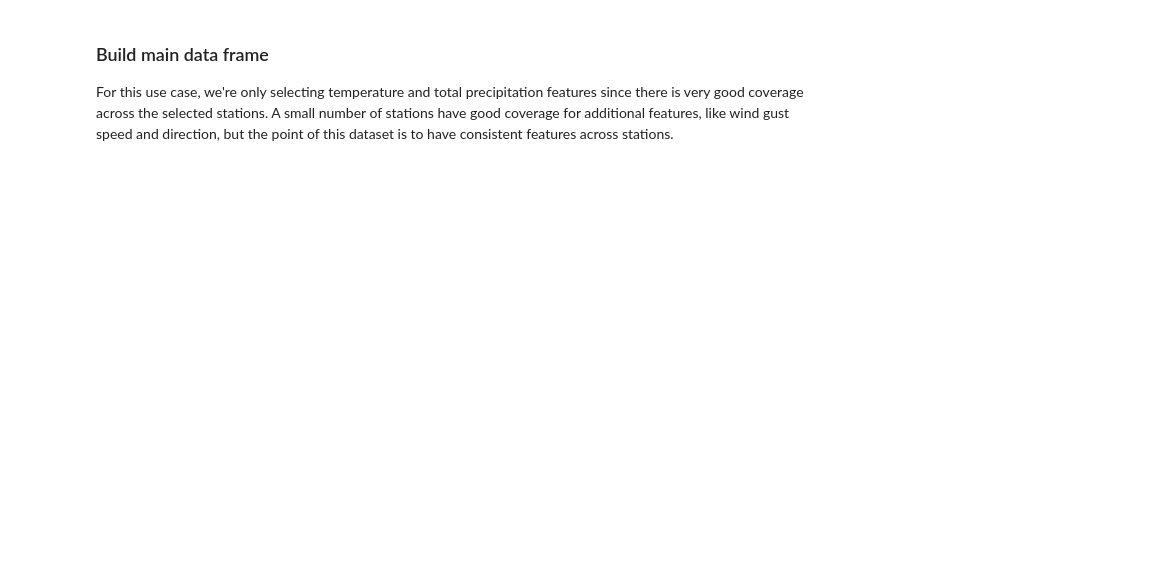
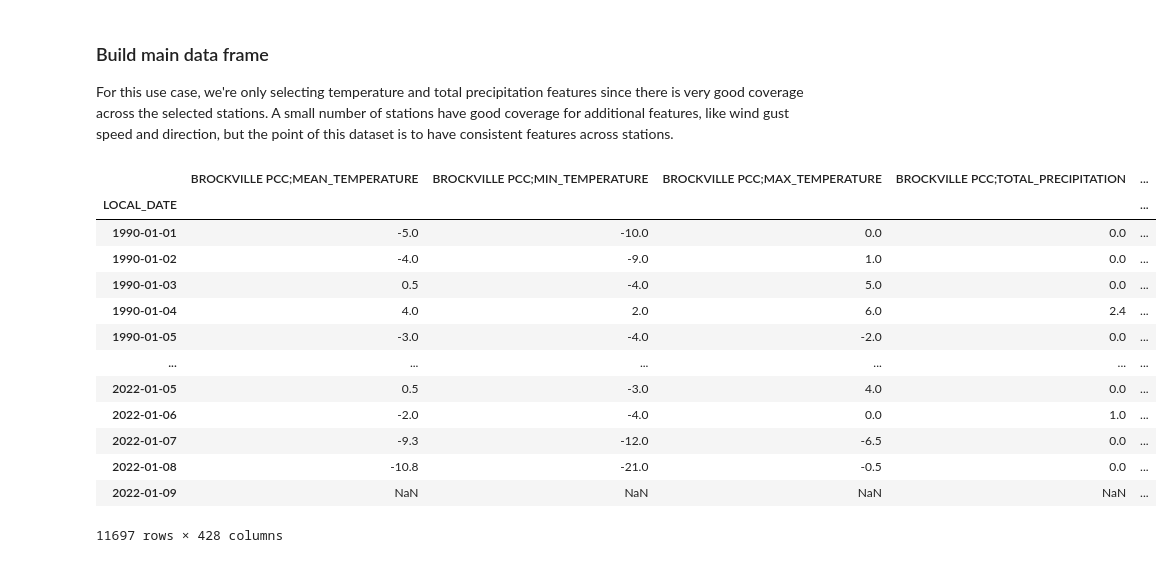
Before and after one commit to VectorInstitute/forecasting-with-dl, a Jupyter notebook: datasets/can_climate_data/load_raw_data.ipynb, the cells around one changed output. Drawn from its saved outputs; the diff is of its cells as text; code cells hidden in the pictures; blank space fills up the shorter version.

```diff
--- a/datasets/can_climate_data/load_raw_data.ipynb
+++ b/datasets/can_climate_data/load_raw_data.ipynb
@@ -113,29 +120,43 @@ For this use case, we're only selecting temperature and total precipitation feat
 # %%
 all_dfs_dict = {}
 
 for filename in qualifying_stations.FILENAME:
     try:
         df = pd.read_csv(f"{data_dir}/{filename}", index_col=5)
         df.index = pd.DatetimeIndex(df.index)
         all_dfs_dict[df['STATION_NAME'][0]] = df
     except Exception as e:
         print(f"Error processing {f}")
 
 keep_columns = [
 'MEAN_TEMPERATURE',
 'MIN_TEMPERATURE',
 'MAX_TEMPERATURE',
 'TOTAL_PRECIPITATION'
 ]
 
 station_dfs = {}
 
 for station_name, df in all_dfs_dict.items():
     station_dfs[station_name] = df[keep_columns]
 
 data_df = pd.concat(station_dfs, axis=1)
 data_df.columns = data_df.columns.to_flat_index()
 data_df.columns = [f"{col[0]};{col[1]}" for col in data_df.columns]
-data_df = data_df.loc[data_df.index >= '1990-01-01']
 data_df.to_csv('./weather_data.csv')
 data_df
+# %% [output]
+|  | BROCKVILLE PCC;MEAN_TEMPERATURE | BROCKVILLE PCC;MIN_TEMPERATURE | BROCKVILLE PCC;MAX_TEMPERATURE | BROCKVILLE PCC;TOTAL_PRECIPITATION | ... |
+| LOCAL_DATE |  |  |  |  | ... |
+| 1990-01-01 | -5.0 | -10.0 | 0.0 | 0.0 | ... |
+| 1990-01-02 | -4.0 | -9.0 | 1.0 | 0.0 | ... |
+| 1990-01-03 | 0.5 | -4.0 | 5.0 | 0.0 | ... |
+| 1990-01-04 | 4.0 | 2.0 | 6.0 | 2.4 | ... |
+| 1990-01-05 | -3.0 | -4.0 | -2.0 | 0.0 | ... |
+| ... | ... | ... | ... | ... | ... |
+| 2022-01-05 | 0.5 | -3.0 | 4.0 | 0.0 | ... |
+| 2022-01-06 | -2.0 | -4.0 | 0.0 | 1.0 | ... |
+| 2022-01-07 | -9.3 | -12.0 | -6.5 | 0.0 | ... |
+| 2022-01-08 | -10.8 | -21.0 | -0.5 | 0.0 | ... |
+| 2022-01-09 | NaN | NaN | NaN | NaN | ... |
+11697 rows × 428 columns
```
Also changed, not shown: parts of 8 cells of this notebook, 1 other file.
